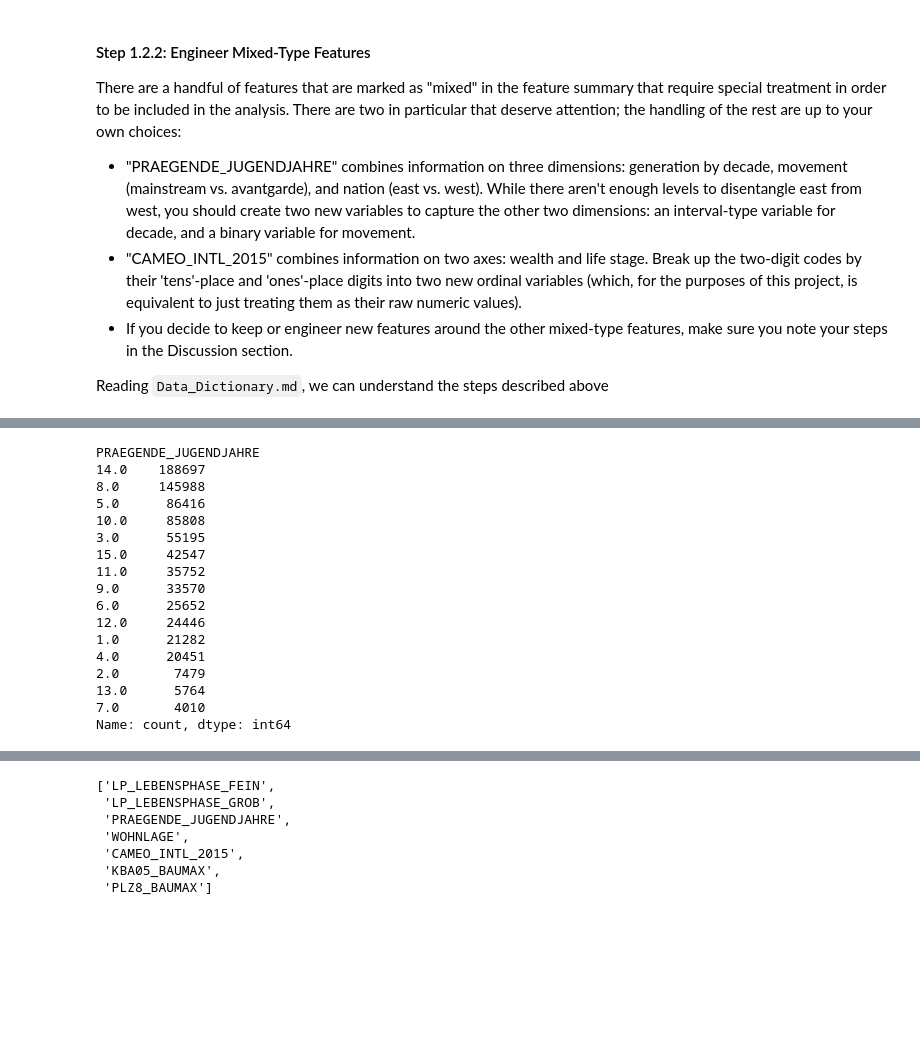
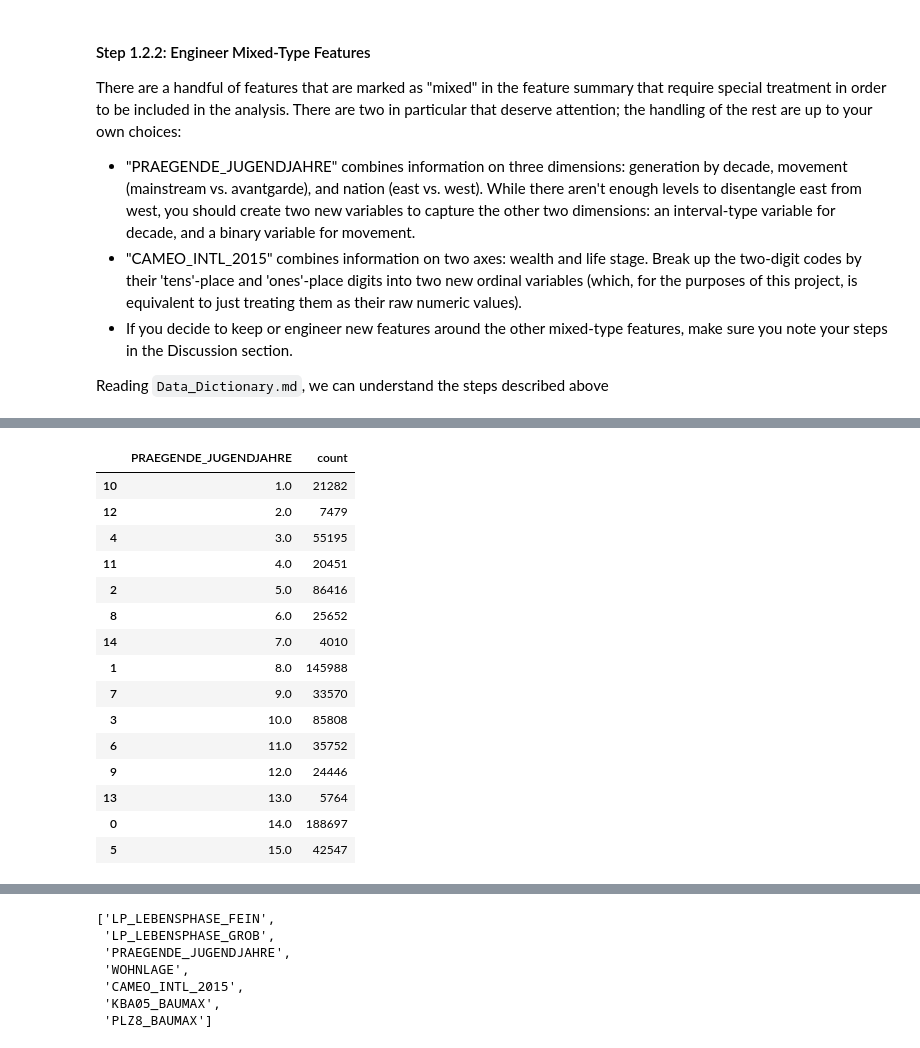
Before and after one commit to xChrisMo/Customer-Segmentation, a Jupyter notebook: Identify_Customer_Segments-Copy2.ipynb, the cells around one changed output, grey strips where cells are left out. Saved outputs shown, nothing was run; the diff lists cells and outputs as text; code cells hidden in the pictures; blank space fills up the shorter version.

```diff
--- a/Identify_Customer_Segments-Copy2.ipynb
+++ b/Identify_Customer_Segments-Copy2.ipynb
@@ -999,2 +952,5 @@ ohetransform_df.head()
-# %%
-df = pd.concat([pop, ohetransform_df], axis=1)
+# %%
+#both needed for later encoding
+
+valid_columns.remove('CAMEO_INTL_2015')
+valid_columns.remove('PRAEGENDE_JUGENDJAHRE')
@@ -1001,5 +961,5 @@ df = pd.concat([pop, ohetransform_df], axis=1)
 # %%
-new_pop = df.drop(columns=valid_columns)
+pop = df.drop(columns=valid_columns)
 # %%
 # Re-encode categorical variable(s) to be kept in the analysis.
 # %% [markdown]
@@ -1081,0 +1039,30 @@ pop['CAMEO_INTL_2015'].value_counts().reset_index().sort_values(by='CAMEO_INTL_2
+# %%
+wealth = []
+life_stage = []
+
+for i in pop['CAMEO_INTL_2015'].astype(float):
+    if i//10==1.0:
+        wealth.append(0)    #wealthy households
+    elif i//10==2.0:
+        wealth.append(1)    #prosperous households
+    elif i//10==3.0:
+        wealth.append(2)    #comfortable households
+    elif i//10==4.0:
+        wealth.append(3)    #less affluent households
+    else:
+        wealth.append(4)    #poorer households
+
+    if i%10==1.0:
+        life_stage.append(0)      #pre-family couple
+    elif i%10==2.0:
+        life_stage.append(1)      #young couple
+    elif i%10==3.0:
+        life_stage.append(2)      #family with school age
+    elif i%10==4.0:
+        life_stage.append(3)      #mature couples
+    else:
+        life_stage.append(4)      #elder in retirement
+
+
+pop['wealth'] = wealth      #encoding wealth with floor division
+pop['life_stage'] = life_stage      #encoding wealth with reminder
@@ -1082,20 +1122,19 @@ pop['CAMEO_INTL_2015'].value_counts().reset_index().sort_values(by='CAMEO_INTL_2
 # %%
-pop['PRAEGENDE_JUGENDJAHRE'].value_counts()
+pop['PRAEGENDE_JUGENDJAHRE'].value_counts().reset_index().sort_values(by='PRAEGENDE_JUGENDJAHRE')
 # %% [output]
-PRAEGENDE_JUGENDJAHRE
-14.0    188697
-8.0     145988
-5.0      86416
-10.0     85808
-3.0      55195
-15.0     42547
-11.0     35752
-9.0      33570
-6.0      25652
-12.0     24446
-1.0      21282
-4.0      20451
-2.0       7479
-13.0      5764
-7.0       4010
-Name: count, dtype: int64
+|  | PRAEGENDE_JUGENDJAHRE | count |
+| 10 | 1.0 | 21282 |
+| 12 | 2.0 | 7479 |
+| 4 | 3.0 | 55195 |
+| 11 | 4.0 | 20451 |
+| 2 | 5.0 | 86416 |
+| 8 | 6.0 | 25652 |
+| 14 | 7.0 | 4010 |
+| 1 | 8.0 | 145988 |
+| 7 | 9.0 | 33570 |
+| 3 | 10.0 | 85808 |
+| 6 | 11.0 | 35752 |
+| 9 | 12.0 | 24446 |
+| 13 | 13.0 | 5764 |
+| 0 | 14.0 | 188697 |
+| 5 | 15.0 | 42547 |
```
Also changed, not shown: parts of 42 cells of this notebook.
